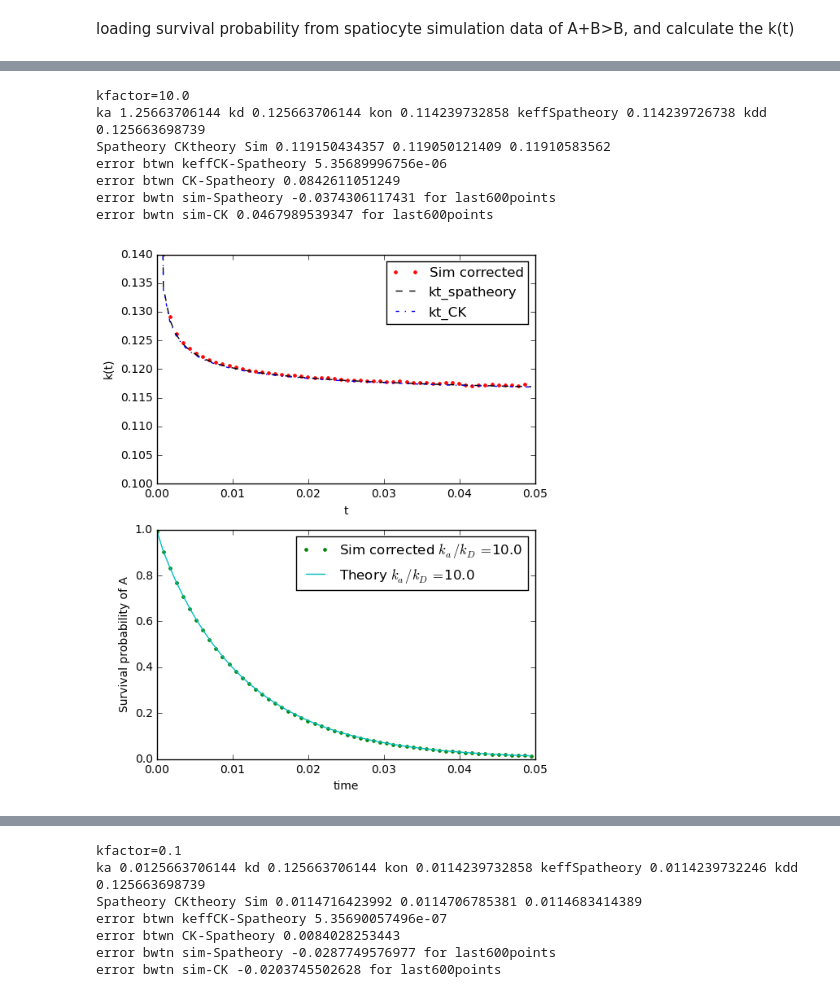
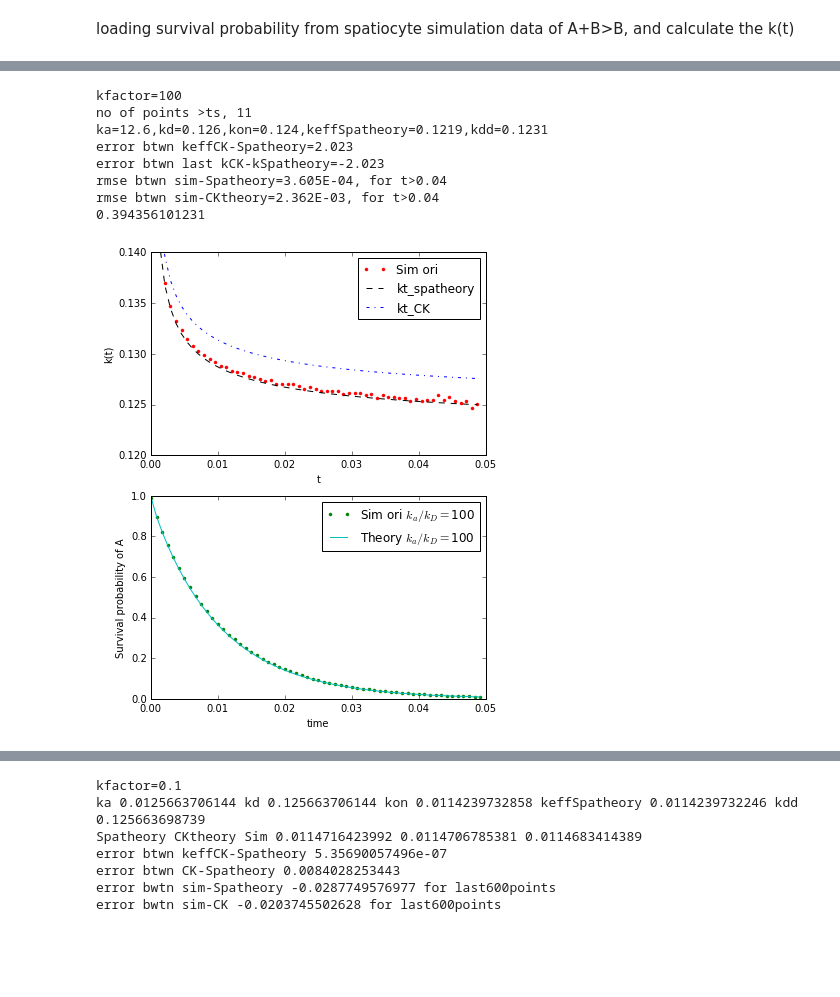
Before and after one commit to wxchew/notebook, a Jupyter notebook: jupyter-notebook/PLOT_k(t)_and_survival_probability_A+B>B_3D.ipynb, the cells around one changed output, grey strips where cells are left out. Saved outputs shown, nothing was run; the diff lists cells and outputs as text; code cells hidden in the pictures; blank space fills up the shorter version.

```diff
--- a/jupyter-notebook/PLOT_k(t)_and_survival_probability_A+B>B_3D.ipynb
+++ b/jupyter-notebook/PLOT_k(t)_and_survival_probability_A+B>B_3D.ipynb
@@ -149,12 +201,13 @@ error bwtn sim-CK 0.0668733657941 for last600points
 # %%
-dat = np.loadtxt('kfacc10.0a01meanNar50k',delimiter=',')
-plotk(dat,10.,f*rm,50,[0.1,0.14],'c')
+dat = np.loadtxt('/home/chew/outputdata/kfac100.0a1meanNar50k',delimiter=',')
+plotk(dat,100,rm,50,[0.12,0.14],'o',0.04)
 # %% [output]
-kfactor=10.0
-ka 1.25663706144 kd 0.125663706144 kon 0.114239732858 keffSpatheory 0.114239726738 kdd 0.125663698739
-Spatheory CKtheory Sim 0.119150434357 0.119050121409 0.11910583562
-error btwn keffCK-Spatheory 5.35689996756e-06
-error btwn CK-Spatheory 0.0842611051249
-error bwtn sim-Spatheory -0.0374306117431 for last600points
-error bwtn sim-CK 0.0467989539347 for last600points
+kfactor=100
+no of points >ts, 11
+ka=12.6,kd=0.126,kon=0.124,keffSpatheory=0.1219,kdd=0.1231
+error btwn keffCK-Spatheory=2.023
+error btwn last kCK-kSpatheory=-2.023
+rmse btwn sim-Spatheory=3.605E-04, for t>0.04
+rmse btwn sim-CKtheory=2.362E-03, for t>0.04
+0.394356101231
-[figure, old version]
+[figure, new version]
```
Also changed, not shown: parts of 11 cells of this notebook, 9 other files.
